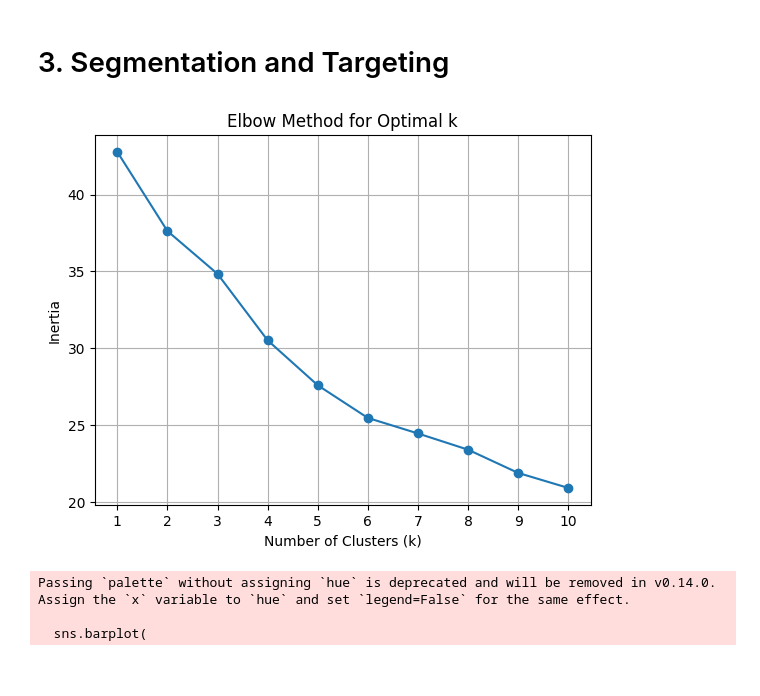
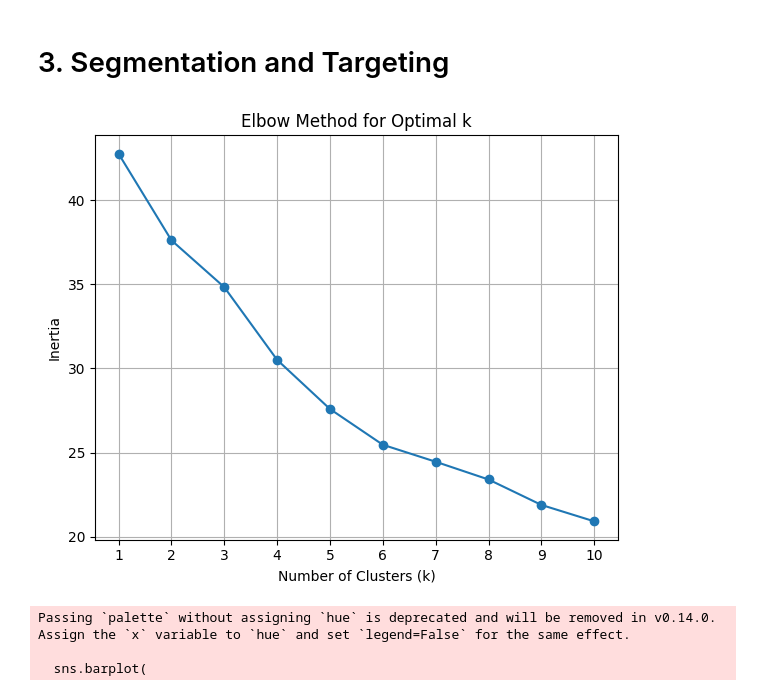
Before and after one commit to CYXNBNBNB/AD654-Sp25A3-Project, a Jupyter notebook: Project.ipynb, the cells around one changed output. Saved outputs shown, nothing was run; the diff lists cells and outputs as text; code cells hidden in the pictures.

```diff
--- a/Project.ipynb
+++ b/Project.ipynb
@@ -124,26 +124,27 @@ categorical_cols = df.select_dtypes(include=["object", "category"]).columns.toli
 numerical_cols = df.select_dtypes(include=["int64", "float64"]).columns.tolist()
 #print("Numerical Columns:", numerical_cols)
 # %%
-#apply k-means
 scaler = MinMaxScaler()
-df_scaled = scaler.fit_transform(df[numerical_cols])
-kmeans = KMeans(n_clusters=4, random_state=42)
-df["cluster"] = kmeans.fit_predict(df_scaled)
+df_scaled = scaler.fit_transform(df[numerical_cols])  # Make sure numerical_cols is defined
 
+# Elbow Method to find optimal k
 inertia = []
 k_range = range(1, 11)
 
 for k in k_range:
     kmeans = KMeans(n_clusters=k, random_state=42)
     kmeans.fit(df_scaled)
     inertia.append(kmeans.inertia_)
 
+# Plot the elbow graph
+plt.figure(figsize=(6, 5))
 plt.plot(k_range, inertia, marker='o')
 plt.xlabel('Number of Clusters (k)')
 plt.ylabel('Inertia')
 plt.title('Elbow Method for Optimal k')
 plt.xticks(k_range)
 plt.grid(True)
+plt.tight_layout()
 plt.show()
 # %% [output]
-[figure, old version]
+[figure, new version]
```
Also changed, not shown: parts of 1 cell of this notebook.
